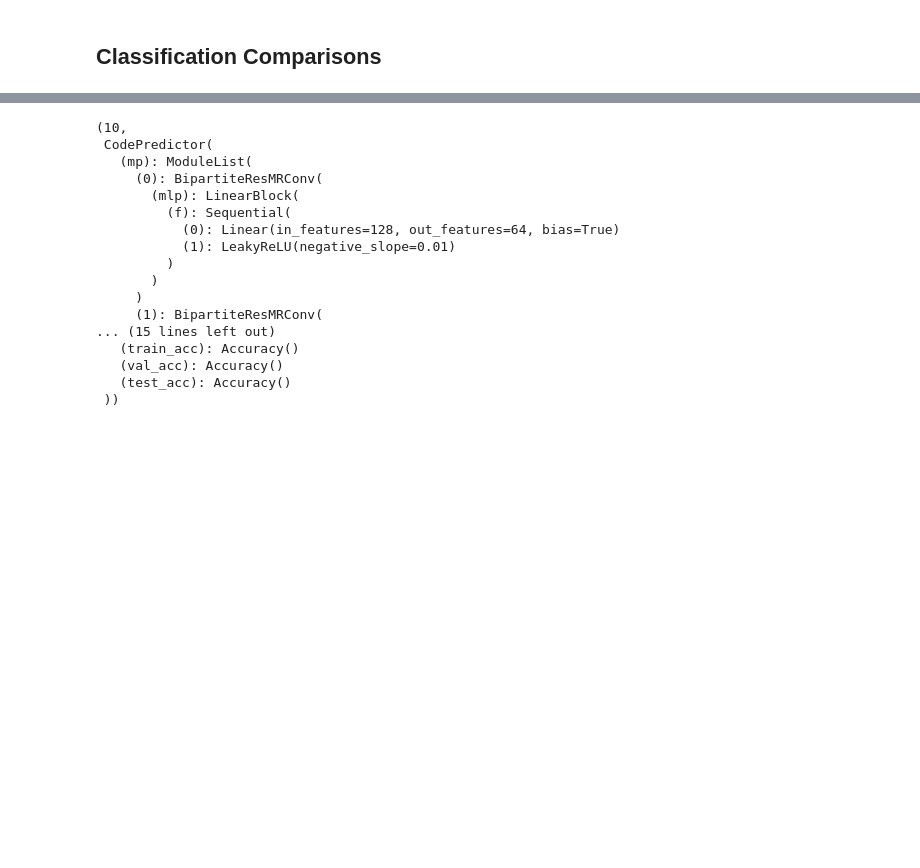
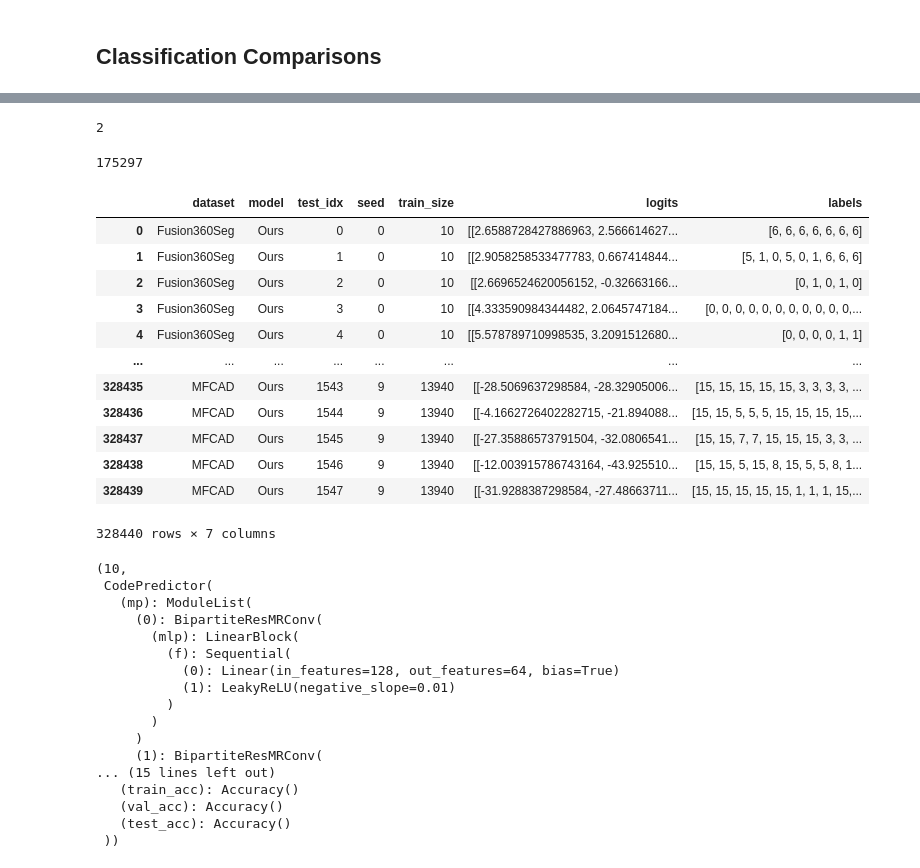
Before and after one commit to deGravity/automatetest, a Jupyter notebook: transfer_learning/figures.ipynb, the cells around one changed output, grey strips where cells are left out. Cells and saved outputs as stored; diff of their text form; code cells hidden in the pictures; blank space fills up the shorter version.

```diff
--- a/transfer_learning/figures.ipynb
+++ b/transfer_learning/figures.ipynb
@@ -405,0 +460,4 @@ our_df.to_parquet('results/OursAll.parquet')
+# %%
+np.argmax([0,5,6])
+# %% [output]
+2
@@ -405,0 +471,22 @@ our_df.to_parquet('results/OursAll.parquet')
+# %%
+(np.array(pred_maxes) == 4).sum()
+# %% [output]
+175297
+# %%
+all_logits.append
+for part_logits in our_df.logits:
+    logits = [logit[:8] for logit in part_logits]
+# %% [output]
+|  | dataset | model | test_idx | seed | train_size | logits | labels |
+| 0 | Fusion360Seg | Ours | 0 | 0 | 10 | [[2.6588728427886963, 2.566614627... | [6, 6, 6, 6, 6, 6, 6] |
+| 1 | Fusion360Seg | Ours | 1 | 0 | 10 | [[2.9058258533477783, 0.667414844... | [5, 1, 0, 5, 0, 1, 6, 6, 6] |
+| 2 | Fusion360Seg | Ours | 2 | 0 | 10 | [[2.6696524620056152, -0.32663166... | [0, 1, 0, 1, 0] |
+| 3 | Fusion360Seg | Ours | 3 | 0 | 10 | [[4.333590984344482, 2.0645747184... | [0, 0, 0, 0, 0, 0, 0, 0, 0, 0, 0,... |
+| 4 | Fusion360Seg | Ours | 4 | 0 | 10 | [[5.578789710998535, 3.2091512680... | [0, 0, 0, 0, 1, 1] |
+| ... | ... | ... | ... | ... | ... | ... | ... |
+| 328435 | MFCAD | Ours | 1543 | 9 | 13940 | [[-28.5069637298584, -28.32905006... | [15, 15, 15, 15, 15, 3, 3, 3, 3, ... |
+| 328436 | MFCAD | Ours | 1544 | 9 | 13940 | [[-4.1662726402282715, -21.894088... | [15, 15, 5, 5, 5, 15, 15, 15, 15,... |
+| 328437 | MFCAD | Ours | 1545 | 9 | 13940 | [[-27.35886573791504, -32.0806541... | [15, 15, 7, 7, 15, 15, 15, 3, 3, ... |
+| 328438 | MFCAD | Ours | 1546 | 9 | 13940 | [[-12.003915786743164, -43.925510... | [15, 15, 5, 15, 8, 15, 5, 5, 8, 1... |
+| 328439 | MFCAD | Ours | 1547 | 9 | 13940 | [[-31.9288387298584, -27.48663711... | [15, 15, 15, 15, 15, 1, 1, 1, 15,... |
+328440 rows × 7 columns
```
Also changed, not shown: parts of 22 cells of this notebook, 2 other files.
